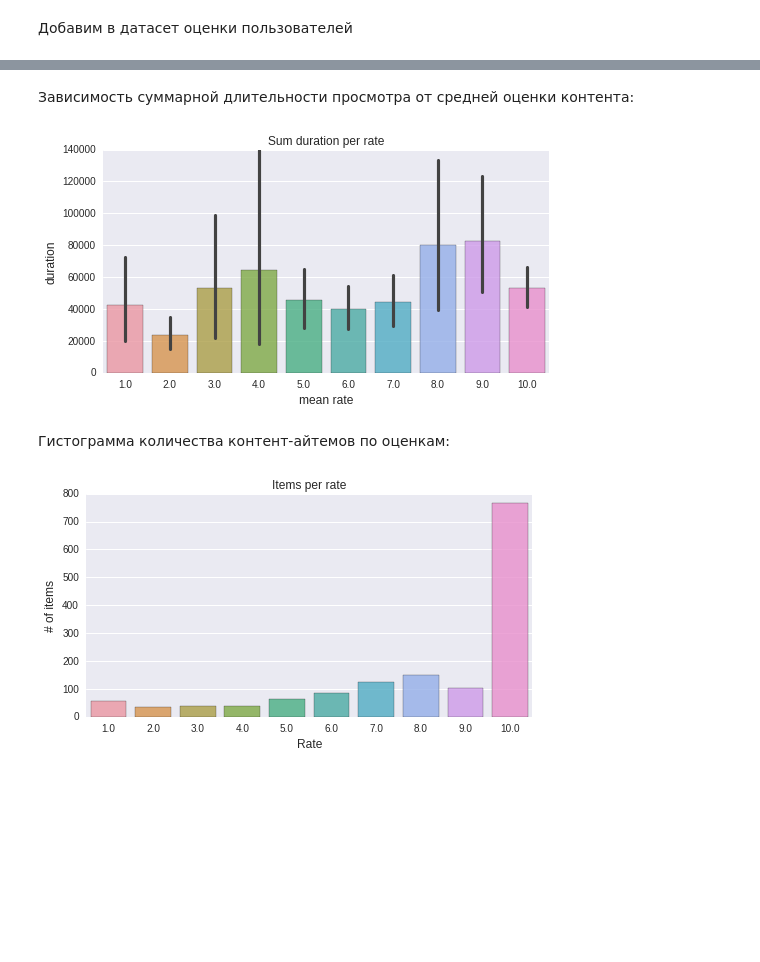
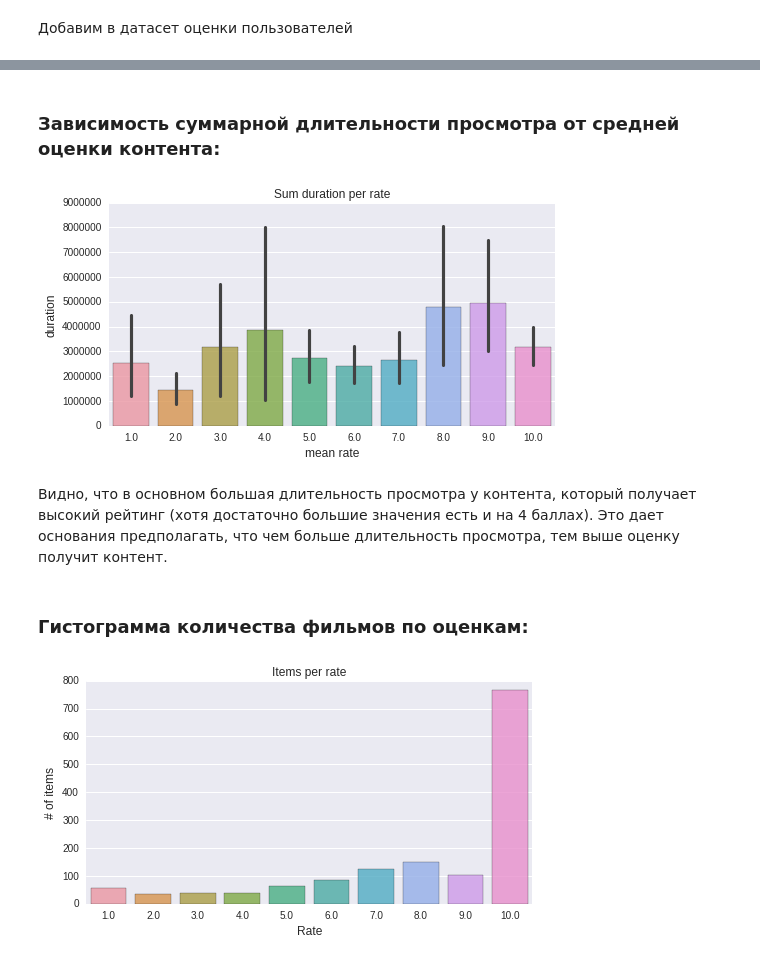
Before and after one commit to EugeniaMatveeva/Test, a Jupyter notebook: ivi test.ipynb, the cells around one changed output, grey strips where cells are left out. Cells and saved outputs as stored; diff of their text form; code cells hidden in the pictures; blank space fills up the shorter version.

```diff
--- a/ivi test.ipynb
+++ b/ivi test.ipynb
@@ -10,0 +12,7 @@ dt_rates = pd.read_csv('data/content_rates.csv')
+# %%
+df_watch = pd.read_csv('data/content_watch.csv')
+df_rates = pd.read_csv('data/content_rates.csv')
+test = pd.read_csv('data/test_set.csv')
+df_watch = df_watch.rename(index=str, columns={"user_index": "user_id"})
+df_rates = df_rates.rename(index=str, columns={"user_index": "user_id"})
+test = test.rename(index=str, columns={"user_index": "user_id"})
@@ -138,6 +70,8 @@ Unique contents: 7146
+# %%
+df_watch['content_count_byuser'] = df_watch.groupby(df_watch['user_id'])['item_id'].transform('nunique')
 # %% [markdown]
 Добавим в датасет оценки пользователей
 # %%
-train = pd.merge(dt_watch, dt_rates, how='left', on=['user_index', 'item_id'])
+train = pd.merge(df_watch, df_rates, how='left', on=['user_id', 'item_id'])
 train.head()
 # %% [output]
@@ -150,4 +84,4 @@ train.head()
 # %%
-train_by_cont = train.groupby(['item_id'])['watch_duration_min', 'rate']\
-                         .agg({'watch_duration_min': 'sum', 'rate': 'mean'})
-train_by_cont.head(20)
+train_by_cont = train.groupby(['item_id'])['watch_duration', 'rate']\
+                         .agg({'watch_duration': 'sum', 'rate': 'mean'})
+#train_by_cont.head(20)
@@ -173,16 +88,18 @@ train_by_cont.head(20)
 # %% [markdown]
-Зависимость суммарной длительности просмотра от средней оценки контента:
+### Зависимость суммарной длительности просмотра от средней оценки контента:
 # %%
 plt.figure(figsize=(8,4))
-ax = sns.barplot(train_by_cont.rate.apply(np.round), train_by_cont.watch_duration_min, alpha=0.8)
+ax = sns.barplot(train_by_cont.rate.apply(np.round), train_by_cont.watch_duration, alpha=0.8)
 plt.title("Sum duration per rate")
 plt.ylabel('duration', fontsize=12)
 plt.xlabel('mean rate', fontsize=12)
 plt.show()
 # %% [output]
-[figure, old version]
+[figure, new version]
+# %% [markdown]
+Видно, что в основном большая длительность просмотра у контента, который получает высокий рейтинг (хотя достаточно большие значения есть и на 4 баллах). Это дает основания предполагать, что чем больше длительность просмотра, тем выше оценку получит контент.
 # %% [markdown]
-Гистограмма количества контент-айтемов по оценкам:
+### Гистограмма количества фильмов по оценкам:
 # %%
 cont_byrate=train.groupby(['rate']).count().reset_index()
 
```
Also changed, not shown: parts of 67 cells of this notebook, 3 other files.
